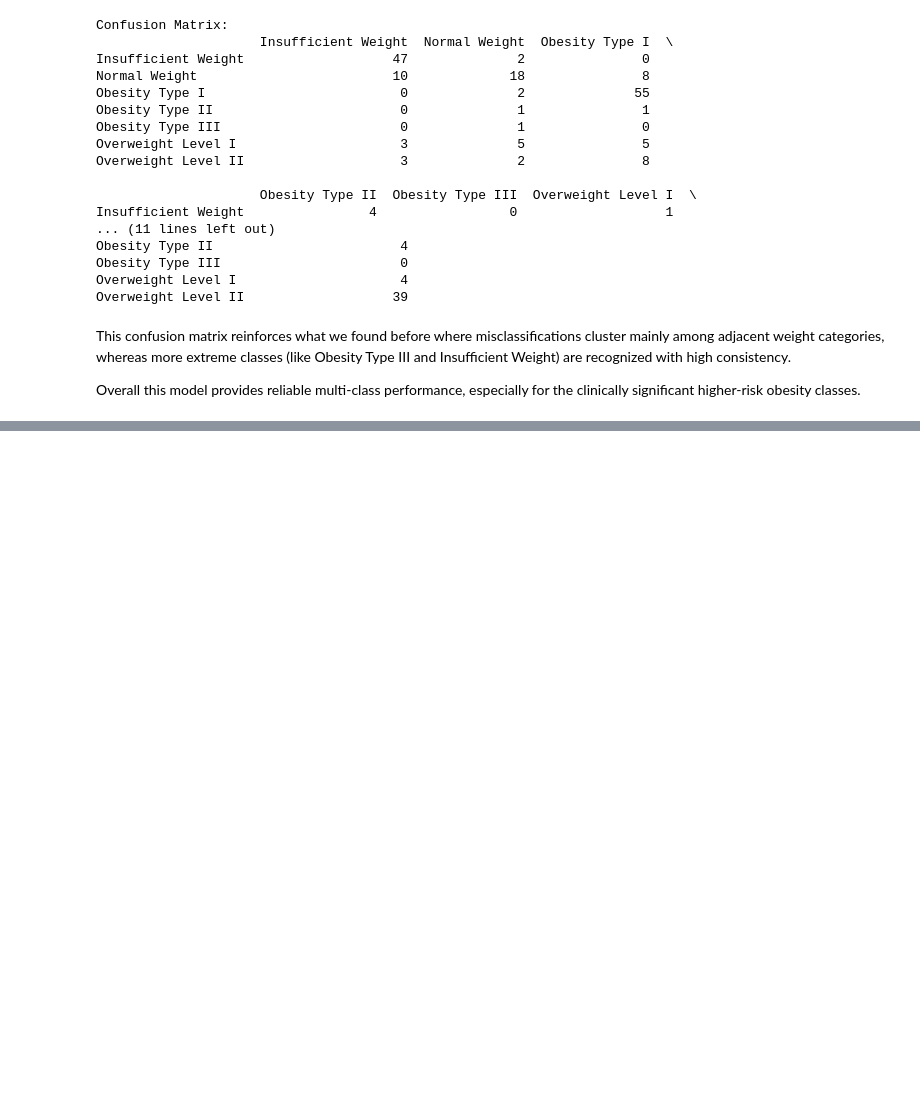
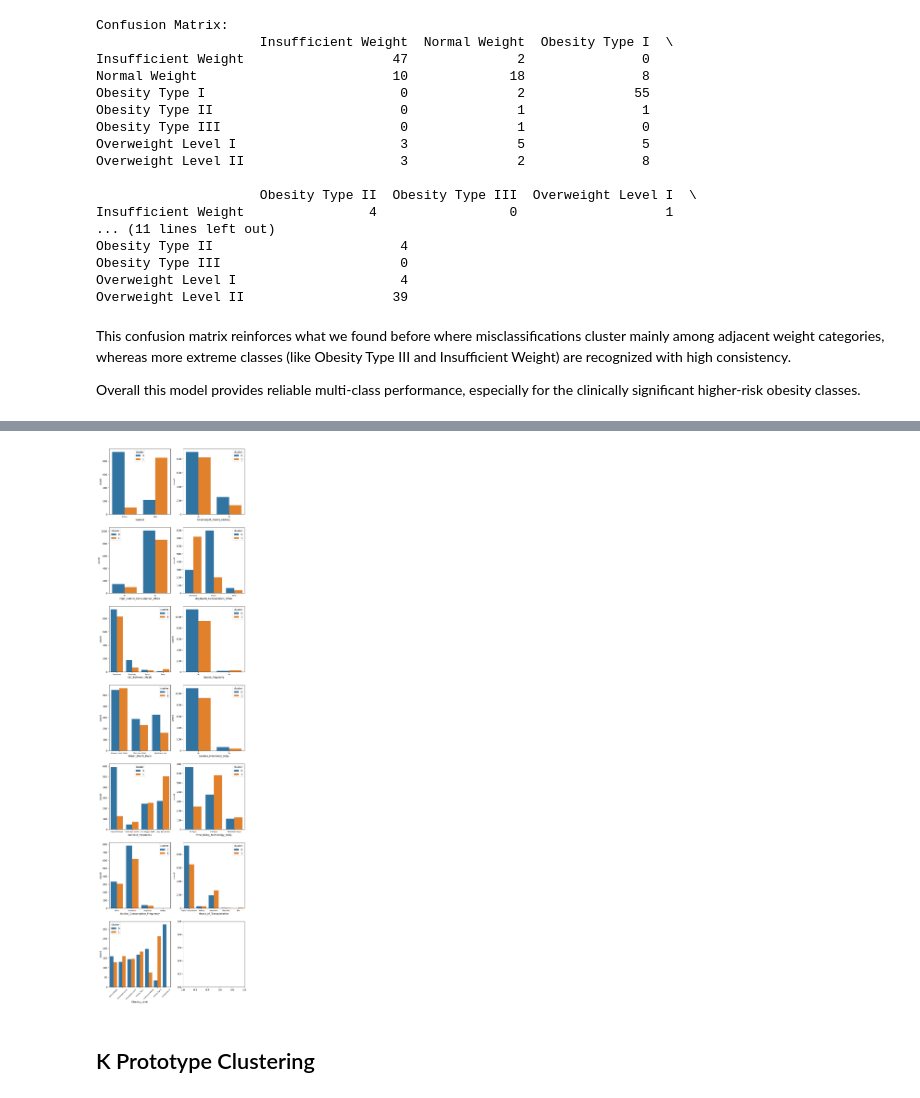
Before and after one commit to natalieseah/MLFinalProject, a Jupyter notebook: DS6021_FinalProject.ipynb, the cells around one changed output, grey strips where cells are left out. Drawn from its saved outputs; the diff is of its cells as text; code cells hidden in the pictures; blank space fills up the shorter version.

Commit message:
added K Means, K Modes and K Prototypes

```diff
--- a/DS6021_FinalProject.ipynb
+++ b/DS6021_FinalProject.ipynb
@@ -1150,0 +1276,11 @@ Overall this model provides reliable multi-class performance, especially for the
+# %%
+fig = make_subplots(rows=2, cols=2, subplot_titles=("Age by Cluster (Silhouette Score)", "Height (m) by Cluster (Silhouette Score)", "Weight (kg) by Cluster (Silhouette Score)", "Num_Main_Meals_Daily by Cluster (Silhouette Score)"))
+
+for i, col in enumerate(silhouette.drop(['cluster', 'BMI (kg/m2)'], axis=1).columns):
+    fig.add_trace(
+        go.Violin(x=silhouette['cluster'], y=silhouette[col], box_visible=True),
+        row=(i // 2) + 1, col=(i % 2) + 1
+    )
+
+fig.update_layout(height=800, showlegend=False)
+fig.show()
@@ -1150,0 +1303,2 @@ Overall this model provides reliable multi-class performance, especially for the
+# %%
+categorical = df.select_dtypes(include='object')
@@ -1150,0 +1324,7 @@ Overall this model provides reliable multi-class performance, especially for the
+# %%
+km = KModes(n_clusters=2, init='Huang')
+clusters = km.fit_predict(categorical)
+# %%
+kmod = categorical.copy()
+kmod['cluster'] = clusters.astype(str)
+kmod
@@ -1150,0 +1373,14 @@ Overall this model provides reliable multi-class performance, especially for the
+# %%
+fig, axes = plt.subplots(7, 2, figsize=(10, 40))
+
+for i, col in enumerate(kmod.drop('cluster', axis=1).columns):
+    g = sns.countplot(x=col, hue='cluster', data=kmod, ax=axes[i//2, i%2])
+    axes[i//2, i%2].tick_params(axis='x', labelsize=6)
+
+axes[6,0].tick_params(axis='x', rotation=45)
+
+plt.show()
+# %% [output]
+[figure, added]
+# %% [markdown]
+## K Prototype Clustering
```
Also changed, not shown: parts of 30 cells of this notebook.
